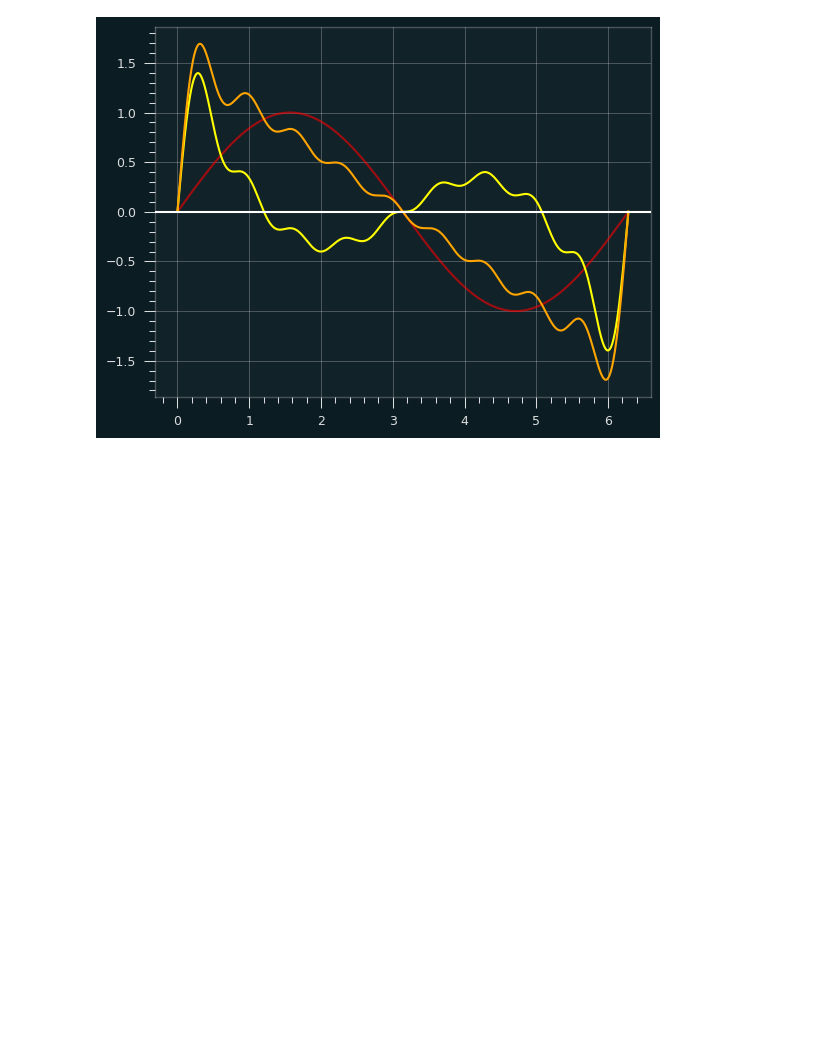
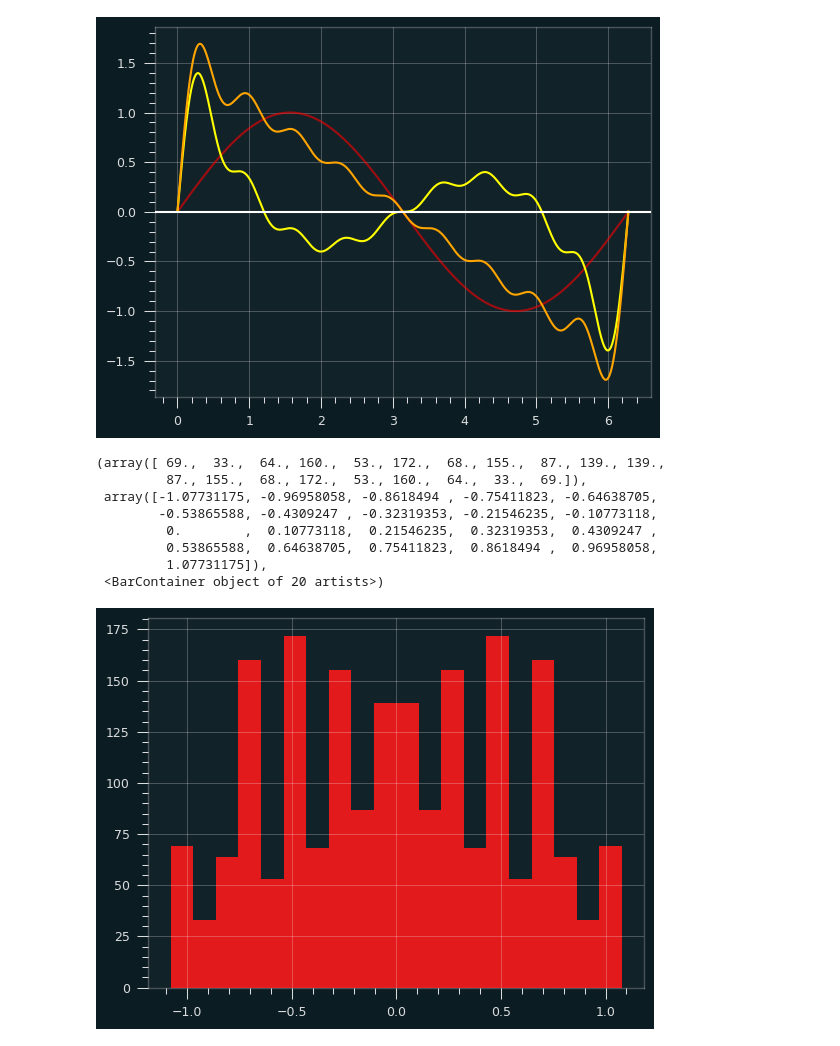
Before and after one commit to csdurfee/csdurfee.github.io, a Jupyter notebook: notebooks/harmonics.ipynb, the cells around one changed output. Cells and saved outputs as stored; diff of their text form; code cells hidden in the pictures; blank space fills up the shorter version.

```diff
--- a/harmonics.ipynb
+++ b/notebooks/harmonics.ipynb
@@ -140,11 +140,11 @@ plot_all_elements([ x for x in range(2,7)])
 # %% [markdown]
 combining harmonics -- what it looks like
 # %%
-def combine_harmonics(harmonics):
+def combine_harmonics(harmonics, return_data=False):
 
     xrange = np.linspace(0, 2 *  np.pi, 2000)
     fundamental = np.sin(xrange)
-    combo = np.sin(xrange)
+    waveform = np.sin(xrange)
 
     plt.plot(xrange, fundamental, color="red", alpha=.6)
 
@@ -153,19 +153,34 @@ def combine_harmonics(harmonics):
     for h in harmonics:
         harmonic = np.sin(h * xrange) / h
         all_harmonics += harmonic
-        combo += harmonic
+        waveform += harmonic
         #plt.plot(xrange, harmonic)
 
     plt.plot(xrange, all_harmonics, color="yellow")
 
-    plt.plot(xrange, combo, color='orange')
+    plt.plot(xrange, waveform, color='orange')
     plt.axhline(0, color='white')
+
+    if return_data:
+        return waveform
 
 
 combine_harmonics([3,5,7,9])
 # %% [output]
 [figure]
 # %%
-combine_harmonics([x for x in range(2,10)])
+amplitudes = combine_harmonics([x for x in range(2,10)], True)
 # %% [output]
 [figure]
+# %%
+plt.hist(2/np.pi * amplitudes, bins=20)
+# %% [output]
+(array([ 69.,  33.,  64., 160.,  53., 172.,  68., 155.,  87., 139., 139.,
+         87., 155.,  68., 172.,  53., 160.,  64.,  33.,  69.]),
+ array([-1.07731175, -0.96958058, -0.8618494 , -0.75411823, -0.64638705,
+        -0.53865588, -0.4309247 , -0.32319353, -0.21546235, -0.10773118,
+         0.        ,  0.10773118,  0.21546235,  0.32319353,  0.4309247 ,
+         0.53865588,  0.64638705,  0.75411823,  0.8618494 ,  0.96958058,
+         1.07731175]),
+ <BarContainer object of 20 artists>)
+[figure, added]
```
Also changed, not shown: 3 other files.
